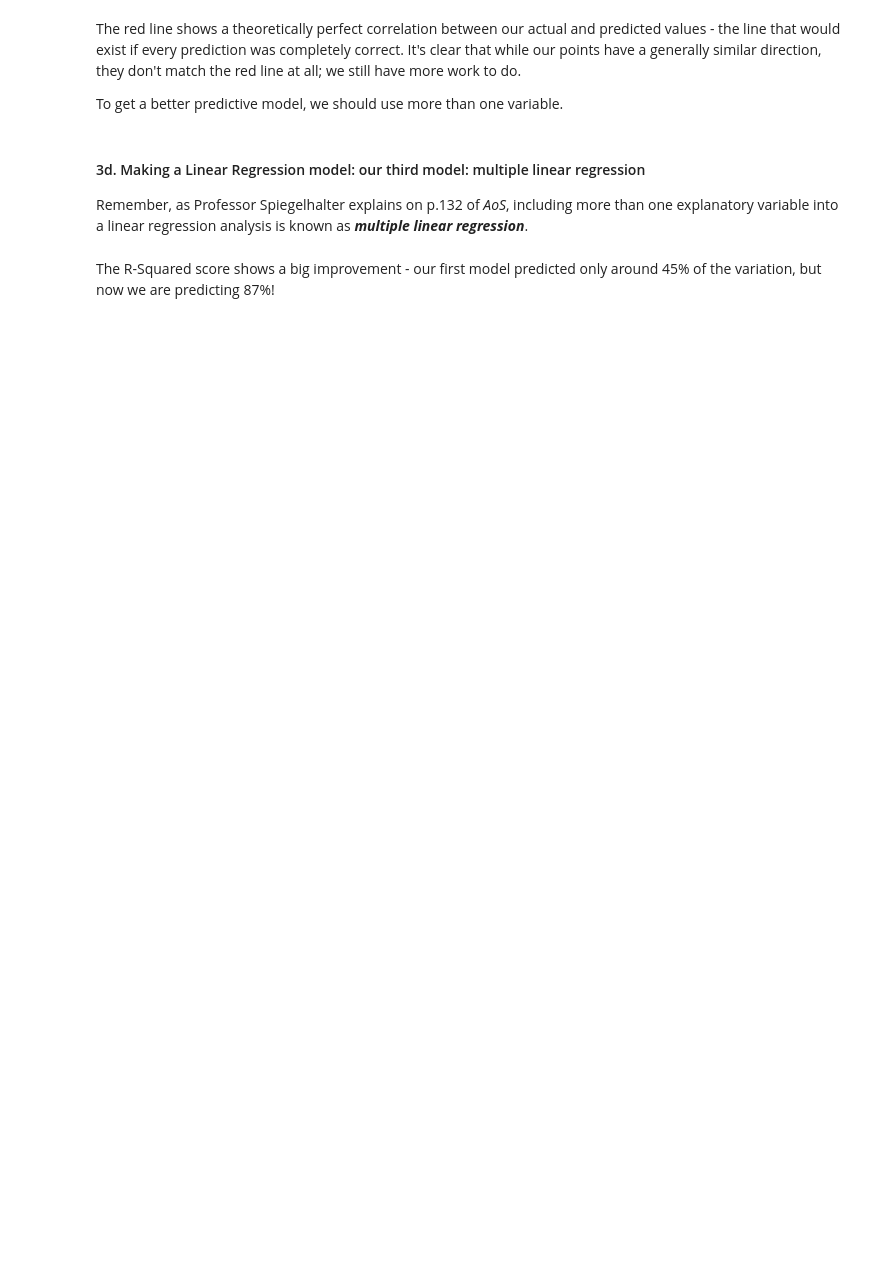
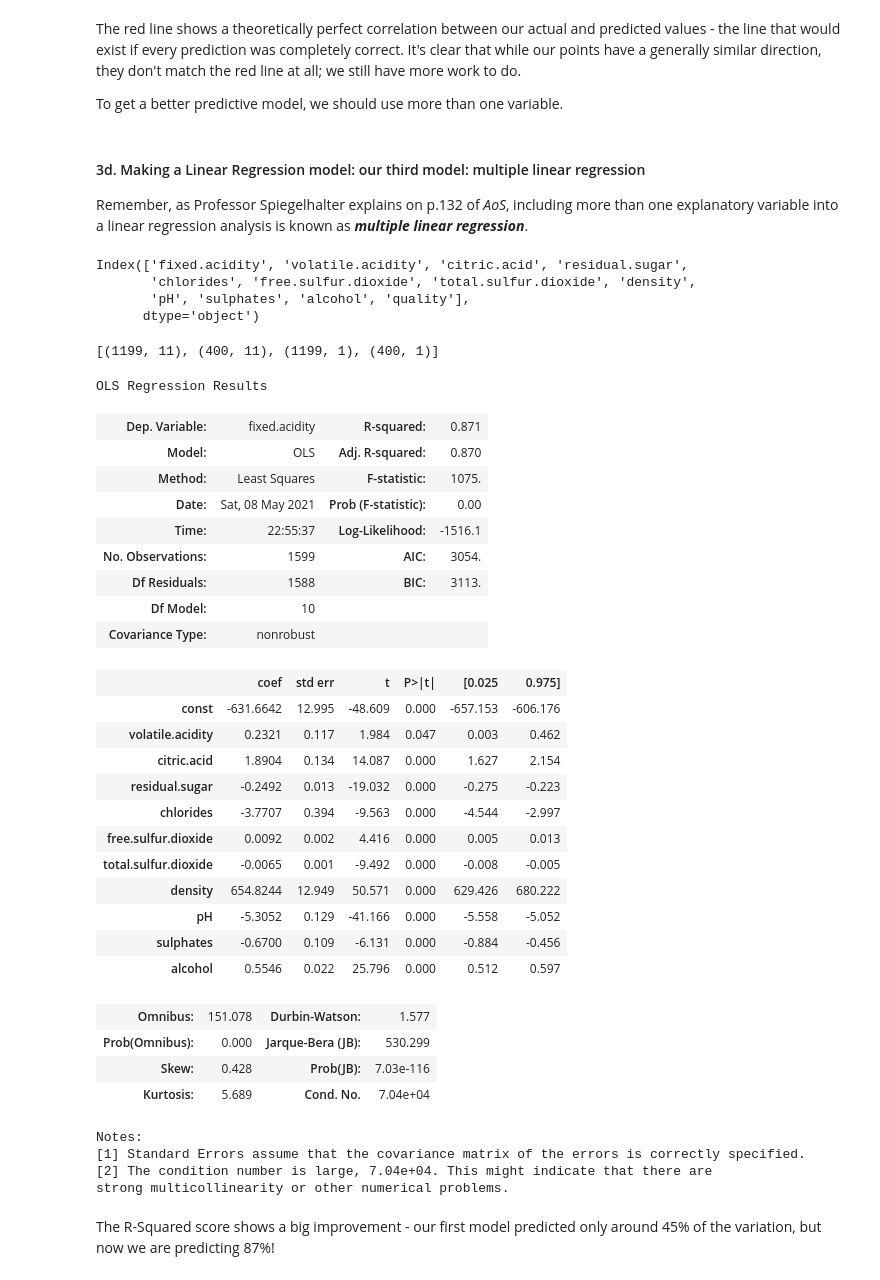
Before and after one commit to Khalif81/RedWinePrediction, a Jupyter notebook: Springboard Regression Case Study - the Red Wine Dataset - Tier 3_KhalifOliver.ipynb, the cells around one changed output. Cells and saved outputs as stored; diff of their text form; code cells hidden in the pictures; blank space fills up the shorter version.

```diff
--- a/Springboard Regression Case Study - the Red Wine Dataset - Tier 3_KhalifOliver.ipynb
+++ b/Springboard Regression Case Study - the Red Wine Dataset - Tier 3_KhalifOliver.ipynb
@@ -374,18 +422,33 @@ To get a better predictive model, we should use more than one variable.
 # %% [markdown]
 #### 3d. Making a Linear Regression model: our third model: multiple linear regression
 Remember, as Professor Spiegelhalter explains on p.132 of *AoS*, including more than one explanatory variable into a linear regression analysis is known as ***multiple linear regression***.
+# %%
+df.columns
+# %% [output]
+Index(['fixed.acidity', 'volatile.acidity', 'citric.acid', 'residual.sugar',
+       'chlorides', 'free.sulfur.dioxide', 'total.sulfur.dioxide', 'density',
+       'pH', 'sulphates', 'alcohol', 'quality'],
+      dtype='object')
 # %%
 # Create test and train datasets
 # This is again very similar, but now we include more columns in the predictors
 # Include all columns from data in the explanatory variables X except fixed.acidity and quality (which was an integer)
-_ _ _
+X= df[[ 'volatile.acidity', 'citric.acid', 'residual.sugar',
+       'chlorides', 'free.sulfur.dioxide', 'total.sulfur.dioxide', 'density',
+       'pH', 'sulphates', 'alcohol']]
+
+y=df[['fixed.acidity']]
+
 
 # Create constants for X, so the model knows its bounds
-_ _ _
+X=sm.add_constant(X)
 
 
 # Split the data
-_ _ _
+X_train, X_test, y_train, y_test = train_test_split(X, y, test_size=0.25, random_state=42)
+[k.shape for k in [X_train, X_test, y_train, y_test] ]
+# %% [output]
+[(1199, 11), (400, 11), (1199, 1), (400, 1)]
 # %%
 # We can use almost identical code to create the third model, because it is the same algorithm, just different inputs
 # Create the model
@@ -396,6 +459,37 @@ _ _ _
 # %%
 # Evaluate the model
-_ _ _
+mlr_results.summary()
+# %% [output]
+OLS Regression Results
+| Dep. Variable: | fixed.acidity | R-squared: | 0.871 |
+| Model: | OLS | Adj. R-squared: | 0.870 |
+| Method: | Least Squares | F-statistic: | 1075. |
+| Date: | Sat, 08 May 2021 | Prob (F-statistic): | 0.00 |
+| Time: | 22:55:37 | Log-Likelihood: | -1516.1 |
+| No. Observations: | 1599 | AIC: | 3054. |
+| Df Residuals: | 1588 | BIC: | 3113. |
+| Df Model: | 10 |  |  |
+| Covariance Type: | nonrobust |  |  |
+|  | coef | std err | t | P>|t| | [0.025 | 0.975] |
+| const | -631.6642 | 12.995 | -48.609 | 0.000 | -657.153 | -606.176 |
+| volatile.acidity | 0.2321 | 0.117 | 1.984 | 0.047 | 0.003 | 0.462 |
+| citric.acid | 1.8904 | 0.134 | 14.087 | 0.000 | 1.627 | 2.154 |
+| residual.sugar | -0.2492 | 0.013 | -19.032 | 0.000 | -0.275 | -0.223 |
+| chlorides | -3.7707 | 0.394 | -9.563 | 0.000 | -4.544 | -2.997 |
+| free.sulfur.dioxide | 0.0092 | 0.002 | 4.416 | 0.000 | 0.005 | 0.013 |
+| total.sulfur.dioxide | -0.0065 | 0.001 | -9.492 | 0.000 | -0.008 | -0.005 |
+| density | 654.8244 | 12.949 | 50.571 | 0.000 | 629.426 | 680.222 |
+| pH | -5.3052 | 0.129 | -41.166 | 0.000 | -5.558 | -5.052 |
+| sulphates | -0.6700 | 0.109 | -6.131 | 0.000 | -0.884 | -0.456 |
+| alcohol | 0.5546 | 0.022 | 25.796 | 0.000 | 0.512 | 0.597 |
+| Omnibus: | 151.078 | Durbin-Watson: | 1.577 |
+| Prob(Omnibus): | 0.000 | Jarque-Bera (JB): | 530.299 |
+| Skew: | 0.428 | Prob(JB): | 7.03e-116 |
+| Kurtosis: | 5.689 | Cond. No. | 7.04e+04 |
+Notes:
+[1] Standard Errors assume that the covariance matrix of the errors is correctly specified.
+[2] The condition number is large, 7.04e+04. This might indicate that there are
+strong multicollinearity or other numerical problems.
 # %% [markdown]
 The R-Squared score shows a big improvement - our first model predicted only around 45% of the variation, but now we are predicting 87%!
 # %%
```
Also changed, not shown: parts of 18 cells of this notebook.
